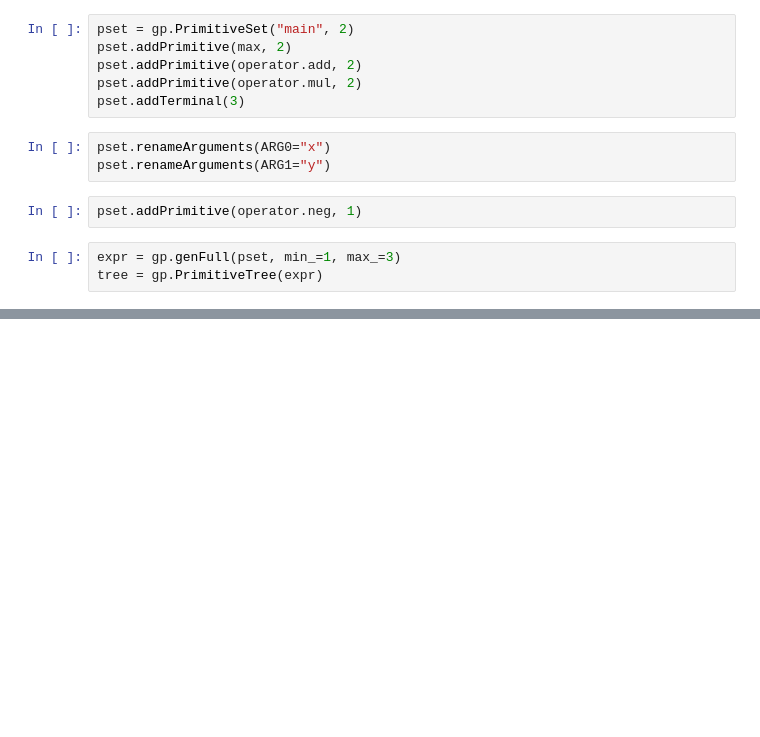
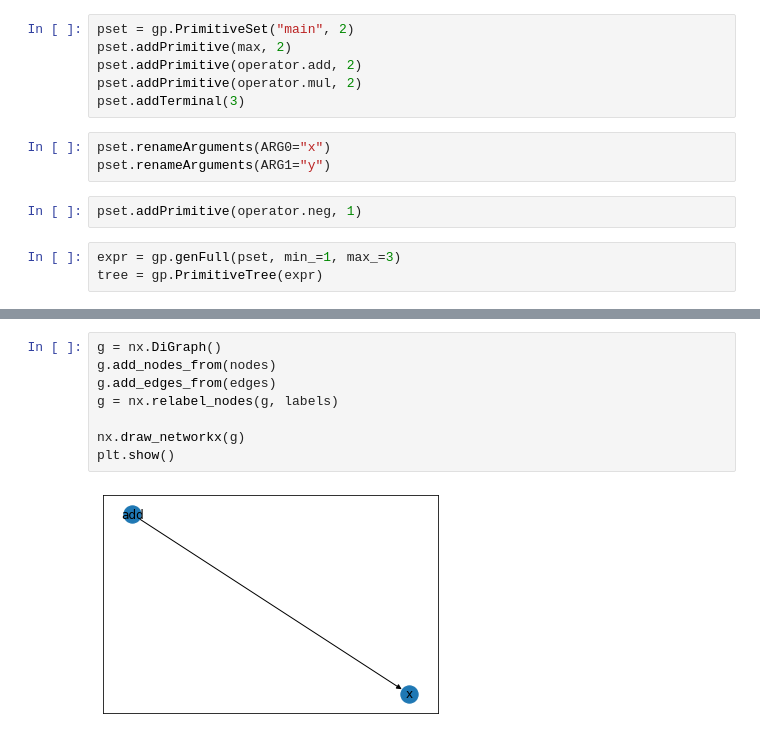
Before and after one commit to Amplil/genetic_programming, a Jupyter notebook: genetic_programming_official_test.ipynb, the cells around one changed output, grey strips where cells are left out. Cells and saved outputs as stored; diff of their text form; blank space fills up the shorter version.

```diff
--- a/genetic_programming_official_test.ipynb
+++ b/genetic_programming_official_test.ipynb
@@ -363,0 +149,10 @@ for expr in exprs:
+# %%
+g = nx.DiGraph()
+g.add_nodes_from(nodes)
+g.add_edges_from(edges)
+g = nx.relabel_nodes(g, labels)
+
+nx.draw_networkx(g)
+plt.show()
+# %% [output]
+[figure, added]
```
Also changed, not shown: parts of 32 cells of this notebook.
